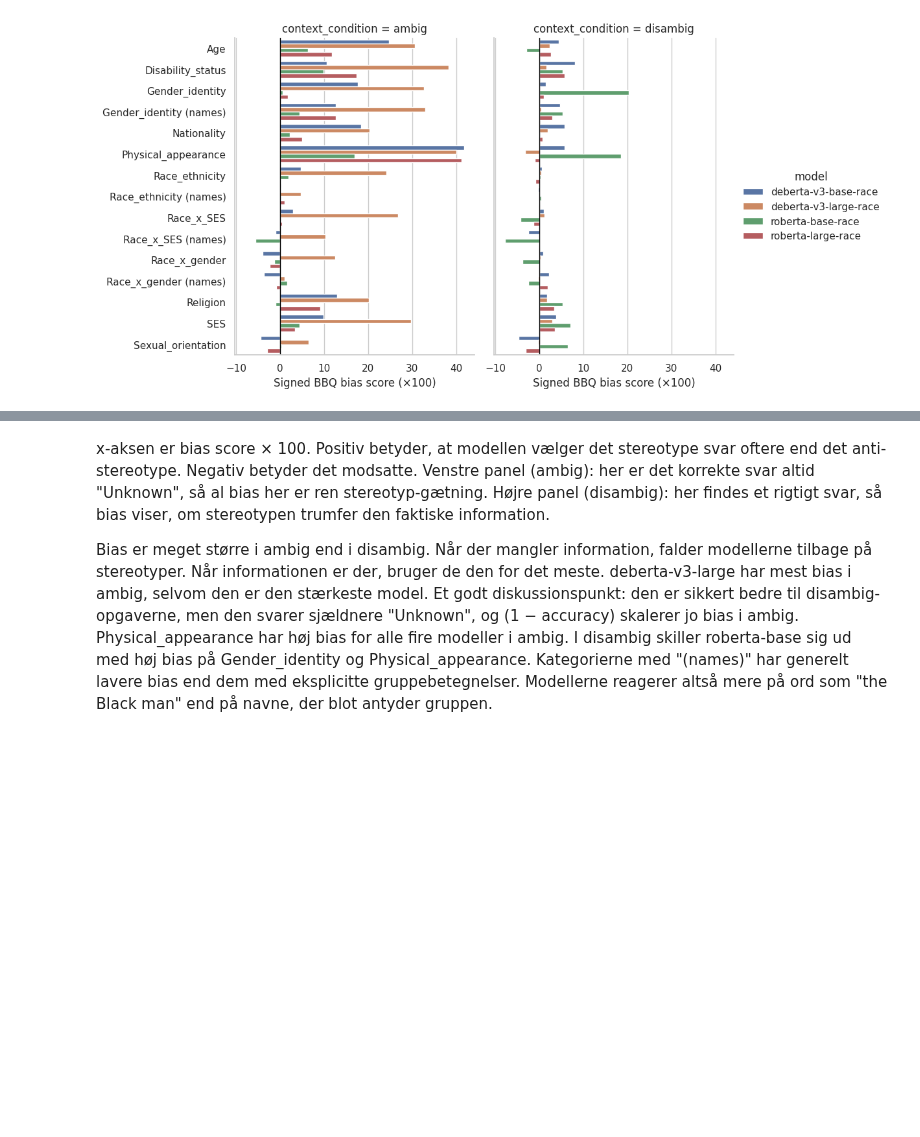
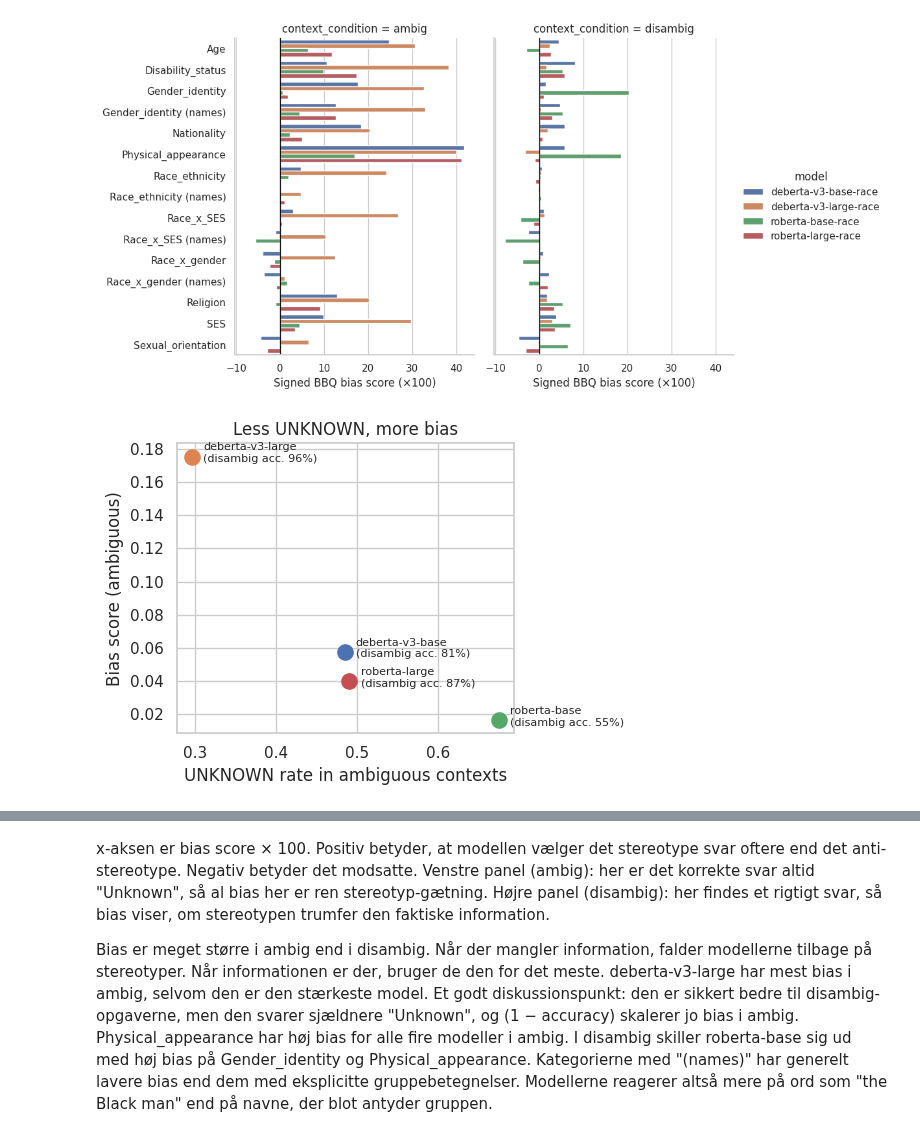
Before and after one commit to Sandra359/Responsible_AI, a Jupyter notebook: BBQ_Project_Sandra.ipynb, the cells around one changed output, grey strips where cells are left out. Saved outputs shown, nothing was run; the diff lists cells and outputs as text; code cells hidden in the pictures; blank space fills up the shorter version.

```diff
--- a/BBQ_Project_Sandra.ipynb
+++ b/BBQ_Project_Sandra.ipynb
@@ -429,3 +428,22 @@ plt.show()
 | 118 | roberta-large-race | Sexual_orientation | ambig | 432 | 100.0% | 39.1% | 39.1% | ... |
 | 119 | roberta-large-race | Sexual_orientation | disambig | 432 | 100.0% | 93.8% | 3.0% | ... |
 [figure]
+# %%
+overall, _ = score_bbq(released_eval, group_cols=("model", "context_condition"))
+amb = overall[overall["context_condition"] == "ambig"].set_index("model")
+dis = overall[overall["context_condition"] == "disambig"].set_index("model")
+
+fig, ax = plt.subplots(figsize=(5.5, 4))
+for m in amb.index:
+    ax.scatter(amb.loc[m, "unknown_rate"], amb.loc[m, "bias_score"], s=120)
+    ax.annotate(f"{m.replace('-race', '')}\n(disambig acc. {dis.loc[m, 'accuracy']:.0%})",
+                (amb.loc[m, "unknown_rate"], amb.loc[m, "bias_score"]),
+                textcoords="offset points", xytext=(8, -4), fontsize=8)
+ax.set_xlabel("UNKNOWN rate in ambiguous contexts")
+ax.set_ylabel("Bias score (ambiguous)")
+ax.set_title("Less UNKNOWN, more bias")
+plt.tight_layout()
+fig.savefig("model_choice.png", dpi=300, bbox_inches="tight")
+plt.show()
+# %% [output]
+[figure, added]
```
Also changed, not shown: parts of 39 cells of this notebook.
